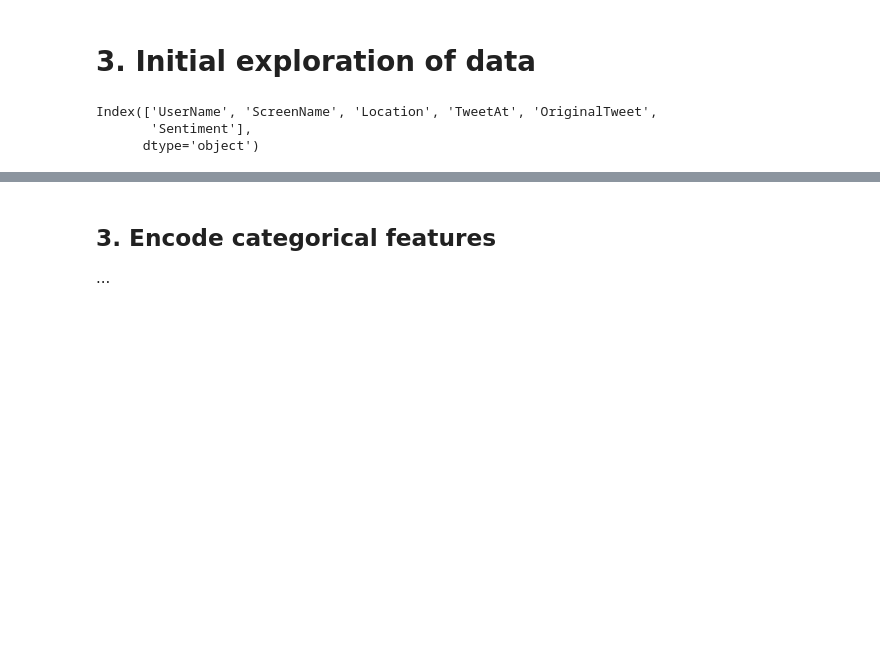
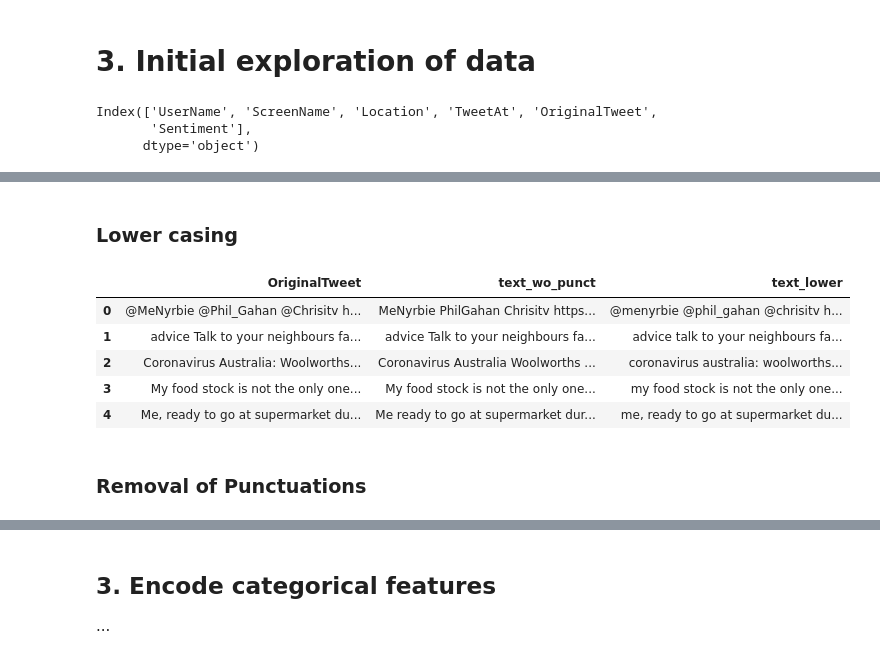
Before and after one commit to Evnsn/Kaggle, a Jupyter notebook: Kaggle/Competitions/Coronavirus tweets NLP - Text Classification/notebooks/main notebook.ipynb, the cells around one changed output, grey strips where cells are left out. Saved outputs shown, nothing was run; the diff lists cells and outputs as text; code cells hidden in the pictures; blank space fills up the shorter version.

```diff
--- a/Kaggle/Competitions/Coronavirus tweets NLP - Text Classification/notebooks/main notebook.ipynb
+++ b/Kaggle/Competitions/Coronavirus tweets NLP - Text Classification/notebooks/main notebook.ipynb
@@ -95,0 +177,14 @@ train.head(20)
+# %% [markdown]
+### Lower casing
+# %%
+train["text_lower"] = train['OriginalTweet'].str.lower()
+train.head()
+# %% [output]
+|  | OriginalTweet | text_wo_punct | text_lower |
+| 0 | @MeNyrbie @Phil_Gahan @Chrisitv h... | MeNyrbie PhilGahan Chrisitv https... | @menyrbie @phil_gahan @chrisitv h... |
+| 1 | advice Talk to your neighbours fa... | advice Talk to your neighbours fa... | advice talk to your neighbours fa... |
+| 2 | Coronavirus Australia: Woolworths... | Coronavirus Australia Woolworths ... | coronavirus australia: woolworths... |
+| 3 | My food stock is not the only one... | My food stock is not the only one... | my food stock is not the only one... |
+| 4 | Me, ready to go at supermarket du... | Me ready to go at supermarket dur... | me, ready to go at supermarket du... |
+# %% [markdown]
+### Removal of Punctuations
```
Also changed, not shown: parts of 44 cells of this notebook.
